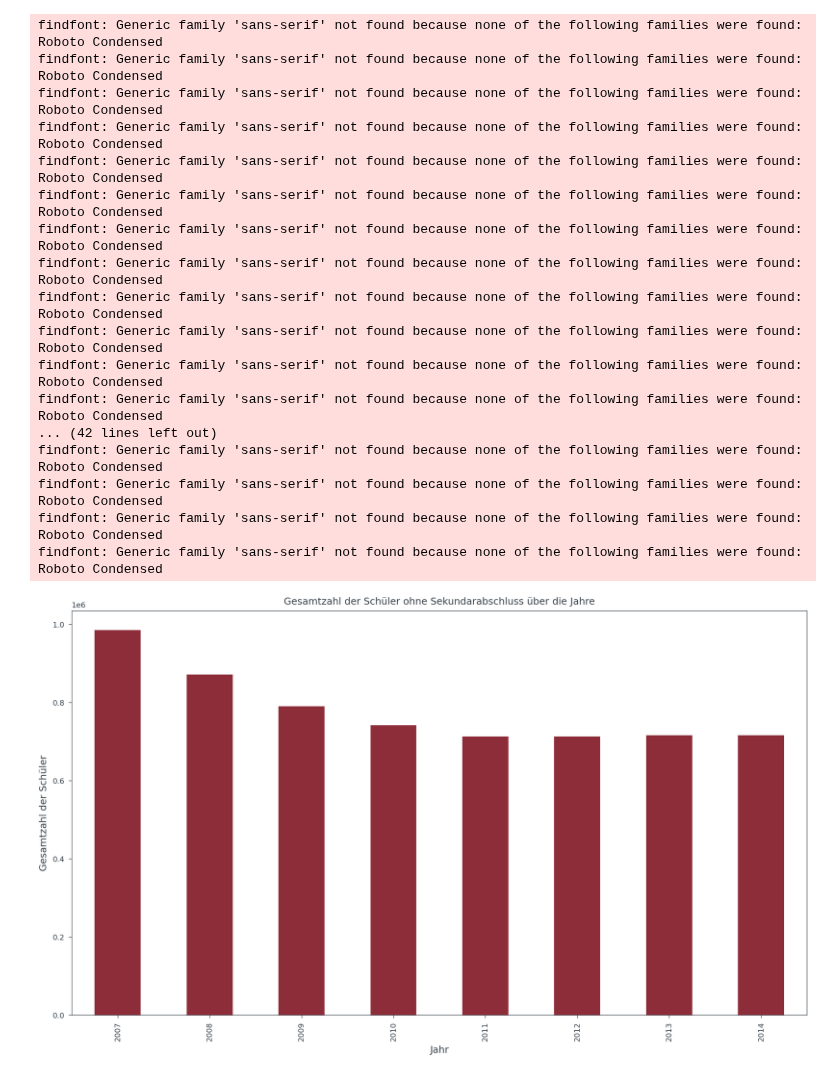
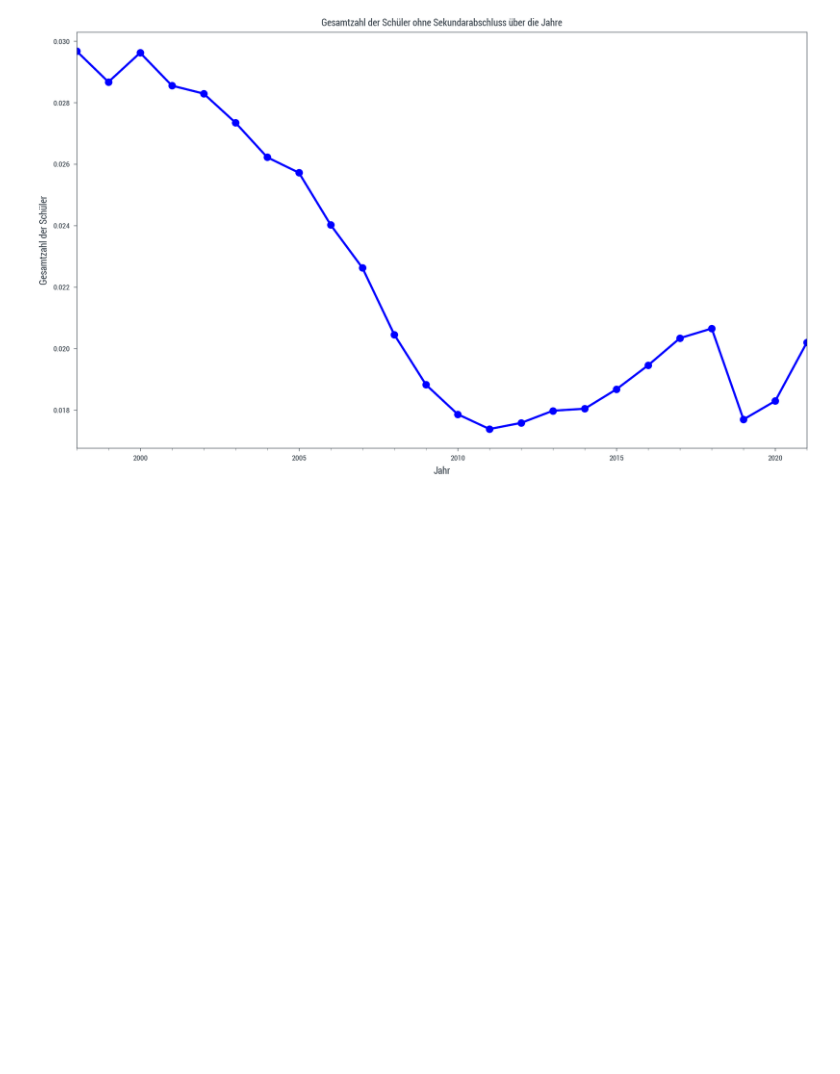
Before and after one commit to KarylReyne/DataLiteracyWS23, a Jupyter notebook: exp/JS-004-Graduates.ipynb, the cells around one changed output. Drawn from its saved outputs; the diff is of its cells as text; code cells hidden in the pictures; blank space fills up the shorter version.

```diff
--- a/exp/JS-004-Graduates.ipynb
+++ b/exp/JS-004-Graduates.ipynb
@@ -1,40 +1,33 @@
 # %%
 from school_analysis.preprocessing.load import Loader
-
+import pandas as pd
 
 
 loader = Loader()
 df_melted = loader.load('graduates')
+df_melted['year'] = pd.to_datetime(df_melted['year'], format='%Y')
+df_melted['total'] = pd.to_numeric(df_melted['total'], errors='coerce')
 # %%
 import pandas as pd
 import matplotlib.pyplot as plt
 
 df_melted['total'] = pd.to_numeric(df_melted['total'], errors='coerce')
 
 total_students_by_year = df_melted.groupby('year')['total'].sum()
 
+children_state = loader.load('school-children-by-state')
+children_state = children_state.rename(columns={'Year': 'year'})
+children_state['year'] = pd.to_datetime(children_state['year'], format='%Y')
+child_amount_per_year = children_state.groupby('year')['Value'].sum()
+
+merged_df = pd.merge(total_students_by_year, child_amount_per_year, on='year')
+merged_df['relative'] = merged_df['total']/merged_df['Value']
+
 plt.figure(figsize=(10, 6))
-total_students_by_year.plot(kind='bar')
+merged_df['relative'].plot(kind='line', marker='o', color='blue', linewidth=2)
 plt.title('Gesamtzahl der Schüler ohne Sekundarabschluss über die Jahre')
 plt.xlabel('Jahr')
 plt.ylabel('Gesamtzahl der Schüler')
 plt.show()
 # %% [output]
-findfont: Generic family 'sans-serif' not found because none of the following families were found: Roboto Condensed
-findfont: Generic family 'sans-serif' not found because none of the following families were found: Roboto Condensed
-findfont: Generic family 'sans-serif' not found because none of the following families were found: Roboto Condensed
-findfont: Generic family 'sans-serif' not found because none of the following families were found: Roboto Condensed
-findfont: Generic family 'sans-serif' not found because none of the following families were found: Roboto Condensed
-findfont: Generic family 'sans-serif' not found because none of the following families were found: Roboto Condensed
-findfont: Generic family 'sans-serif' not found because none of the following families were found: Roboto Condensed
-findfont: Generic family 'sans-serif' not found because none of the following families were found: Roboto Condensed
-findfont: Generic family 'sans-serif' not found because none of the following families were found: Roboto Condensed
-findfont: Generic family 'sans-serif' not found because none of the following families were found: Roboto Condensed
-findfont: Generic family 'sans-serif' not found because none of the following families were found: Roboto Condensed
-findfont: Generic family 'sans-serif' not found because none of the following families were found: Roboto Condensed
-... (42 lines left out)
-findfont: Generic family 'sans-serif' not found because none of the following families were found: Roboto Condensed
-findfont: Generic family 'sans-serif' not found because none of the following families were found: Roboto Condensed
-findfont: Generic family 'sans-serif' not found because none of the following families were found: Roboto Condensed
-findfont: Generic family 'sans-serif' not found because none of the following families were found: Roboto Condensed
-[figure, old version]
+[figure, new version]
```
Also changed, not shown: 3 other files.
